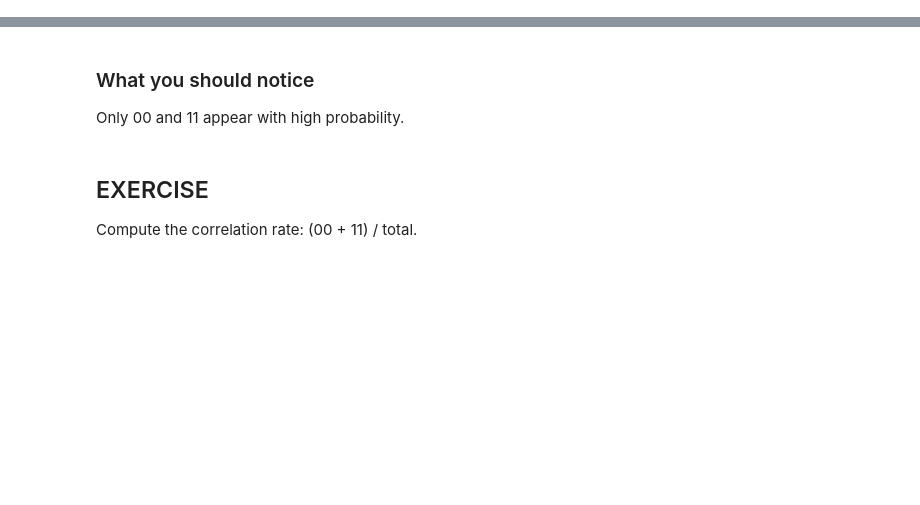
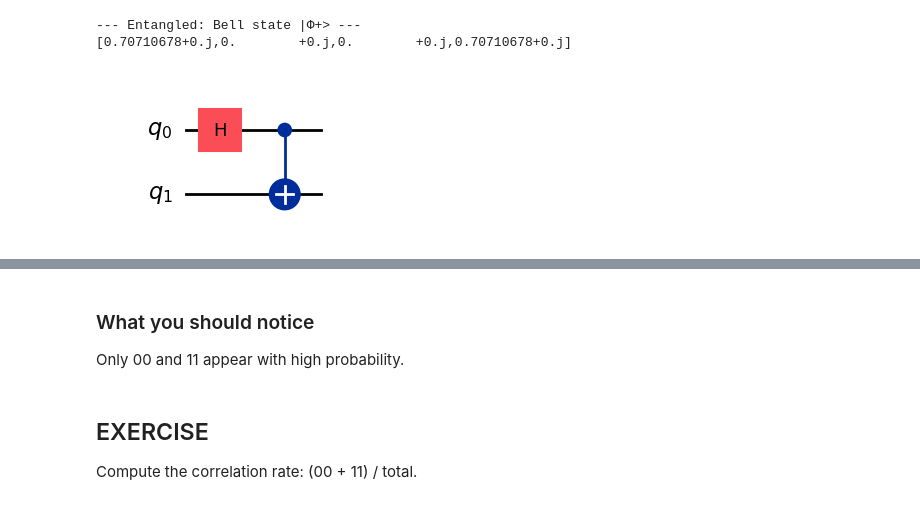
Before and after one commit to souhiab/quantum-computing-hands-on, a Jupyter notebook: Part_03_Entanglement_Superdense/notebooks/03_entanglement_superdense.ipynb, the cells around one changed output, grey strips where cells are left out. Saved outputs shown, nothing was run; the diff lists cells and outputs as text; code cells hidden in the pictures; blank space fills up the shorter version.

```diff
--- a/Part_03_Entanglement_Superdense/notebooks/03_entanglement_superdense.ipynb
+++ b/Part_03_Entanglement_Superdense/notebooks/03_entanglement_superdense.ipynb
@@ -56,0 +240,16 @@ Create a Bell state and observe simulator counts.
+# %%
+# Circuit WITHOUT measurement (so we can print the quantum state)
+qc_bell_state = QuantumCircuit(2)
+
+# Create Bell state
+qc_bell_state.h(0)
+qc_bell_state.cx(0, 1)
+
+qc_bell_state.draw(output="mpl")
+
+# Print the statevector (before measurement)
+show_statevector(qc_bell_state, label="Entangled: Bell state |Φ+>")
+# %% [output]
+--- Entangled: Bell state |Φ+> ---
+[0.70710678+0.j,0.        +0.j,0.        +0.j,0.70710678+0.j]
+[figure, added]
```
Also changed, not shown: parts of 24 cells of this notebook.
